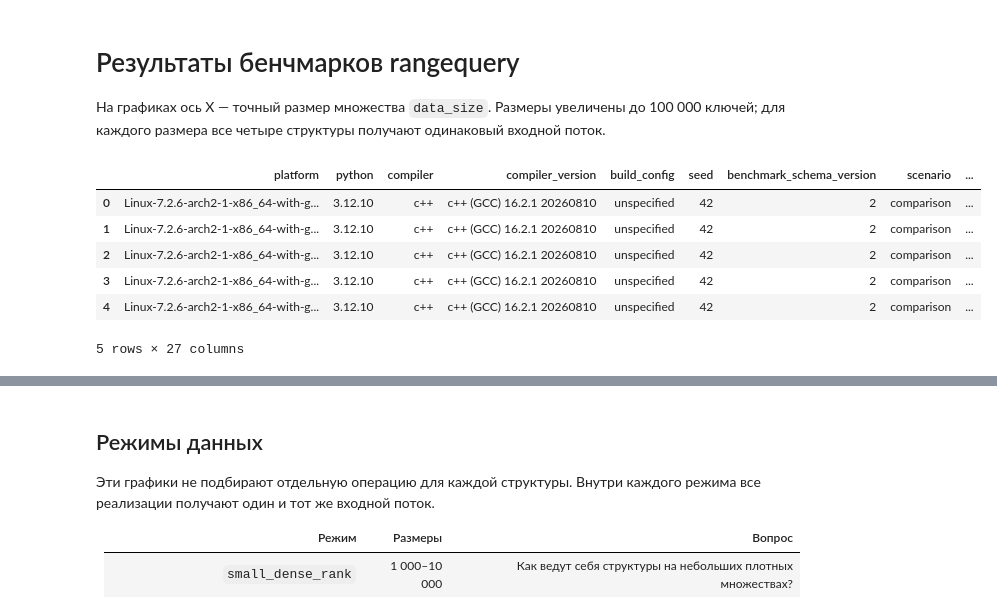
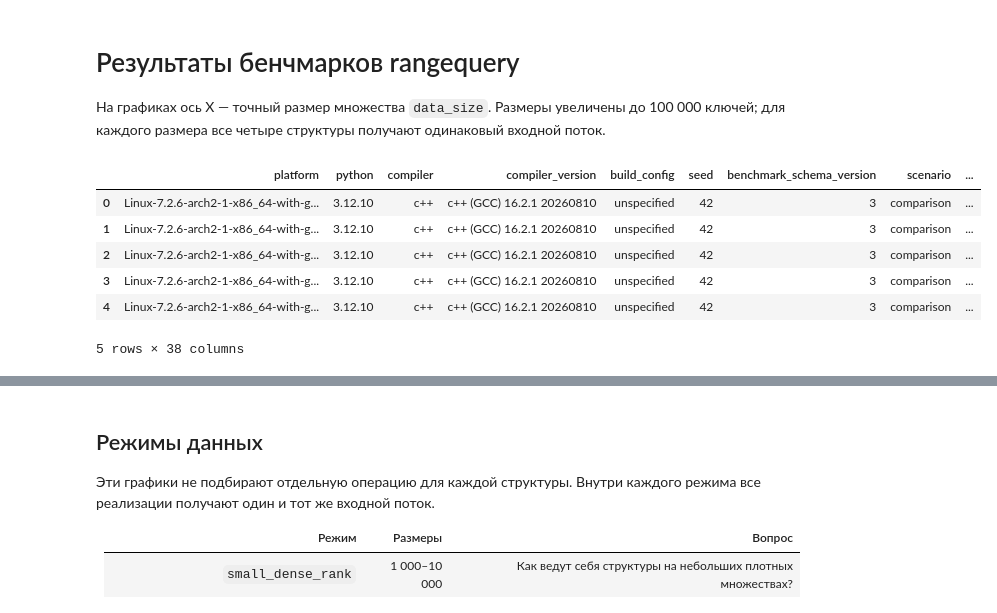
Before and after one commit to the-lenoz/RangeQueryResearch, a Jupyter notebook: notebooks/benchmark_results.ipynb, the cells around one changed output, grey strips where cells are left out. Saved outputs shown, nothing was run; the diff lists cells and outputs as text; code cells hidden in the pictures.

```diff
--- a/notebooks/benchmark_results.ipynb
+++ b/notebooks/benchmark_results.ipynb
@@ -5,27 +5,27 @@
 # %%
 from pathlib import Path
 import subprocess
 import sys
 import pandas as pd
 import matplotlib.pyplot as plt
 
 ROOT = Path.cwd().parent if Path.cwd().name == 'notebooks' else Path.cwd()
 RUNNER = ROOT / 'build' / 'release' / 'src' / 'rangequery_benchmark'
 STRUCTURES = ('vector', 'set', 'avl', 'treap')
 RESULTS = ROOT / 'benchmark-results' / 'comparison.csv'
 RESULTS.parent.mkdir(exist_ok=True)
 subprocess.run([sys.executable, str(ROOT / 'tools' / 'benchmark.py'), '--runner', str(RUNNER), '--output', str(RESULTS), '--scenario', 'comparison', '--data-sizes', '1000', '10000', '100000', '--query-count', '1000', '--query-kind', 'rank', '--density', 'sparse', '--repetitions', '3', '--seed', '42'], check=True)
 results = pd.read_csv(RESULTS)
-assert set(results['benchmark_schema_version']) == {2}, 'ожидалась CSV schema version 2'
+assert set(results['benchmark_schema_version']) == {3}, 'ожидалась CSV schema version 3'
 results.head()
 # %% [output]
 |  | platform | python | compiler | compiler_version | build_config | seed | benchmark_schema_version | scenario | ... |
-| 0 | Linux-7.2.6-arch2-1-x86_64-with-g... | 3.12.10 | c++ | c++ (GCC) 16.2.1 20260810 | unspecified | 42 | 2 | comparison | ... |
-| 1 | Linux-7.2.6-arch2-1-x86_64-with-g... | 3.12.10 | c++ | c++ (GCC) 16.2.1 20260810 | unspecified | 42 | 2 | comparison | ... |
-| 2 | Linux-7.2.6-arch2-1-x86_64-with-g... | 3.12.10 | c++ | c++ (GCC) 16.2.1 20260810 | unspecified | 42 | 2 | comparison | ... |
-| 3 | Linux-7.2.6-arch2-1-x86_64-with-g... | 3.12.10 | c++ | c++ (GCC) 16.2.1 20260810 | unspecified | 42 | 2 | comparison | ... |
-| 4 | Linux-7.2.6-arch2-1-x86_64-with-g... | 3.12.10 | c++ | c++ (GCC) 16.2.1 20260810 | unspecified | 42 | 2 | comparison | ... |
+| 0 | Linux-7.2.6-arch2-1-x86_64-with-g... | 3.12.10 | c++ | c++ (GCC) 16.2.1 20260810 | unspecified | 42 | 3 | comparison | ... |
+| 1 | Linux-7.2.6-arch2-1-x86_64-with-g... | 3.12.10 | c++ | c++ (GCC) 16.2.1 20260810 | unspecified | 42 | 3 | comparison | ... |
+| 2 | Linux-7.2.6-arch2-1-x86_64-with-g... | 3.12.10 | c++ | c++ (GCC) 16.2.1 20260810 | unspecified | 42 | 3 | comparison | ... |
+| 3 | Linux-7.2.6-arch2-1-x86_64-with-g... | 3.12.10 | c++ | c++ (GCC) 16.2.1 20260810 | unspecified | 42 | 3 | comparison | ... |
+| 4 | Linux-7.2.6-arch2-1-x86_64-with-g... | 3.12.10 | c++ | c++ (GCC) 16.2.1 20260810 | unspecified | 42 | 3 | comparison | ... |
-5 rows × 27 columns
+5 rows × 38 columns
 # %%
 summary = results.groupby(['structure', 'data_size'], as_index=False)['wall_ns_per_operation'].median()
 for structure, group in summary.groupby('structure'):
```
Also changed, not shown: parts of 11 cells of this notebook, 6 other files.
